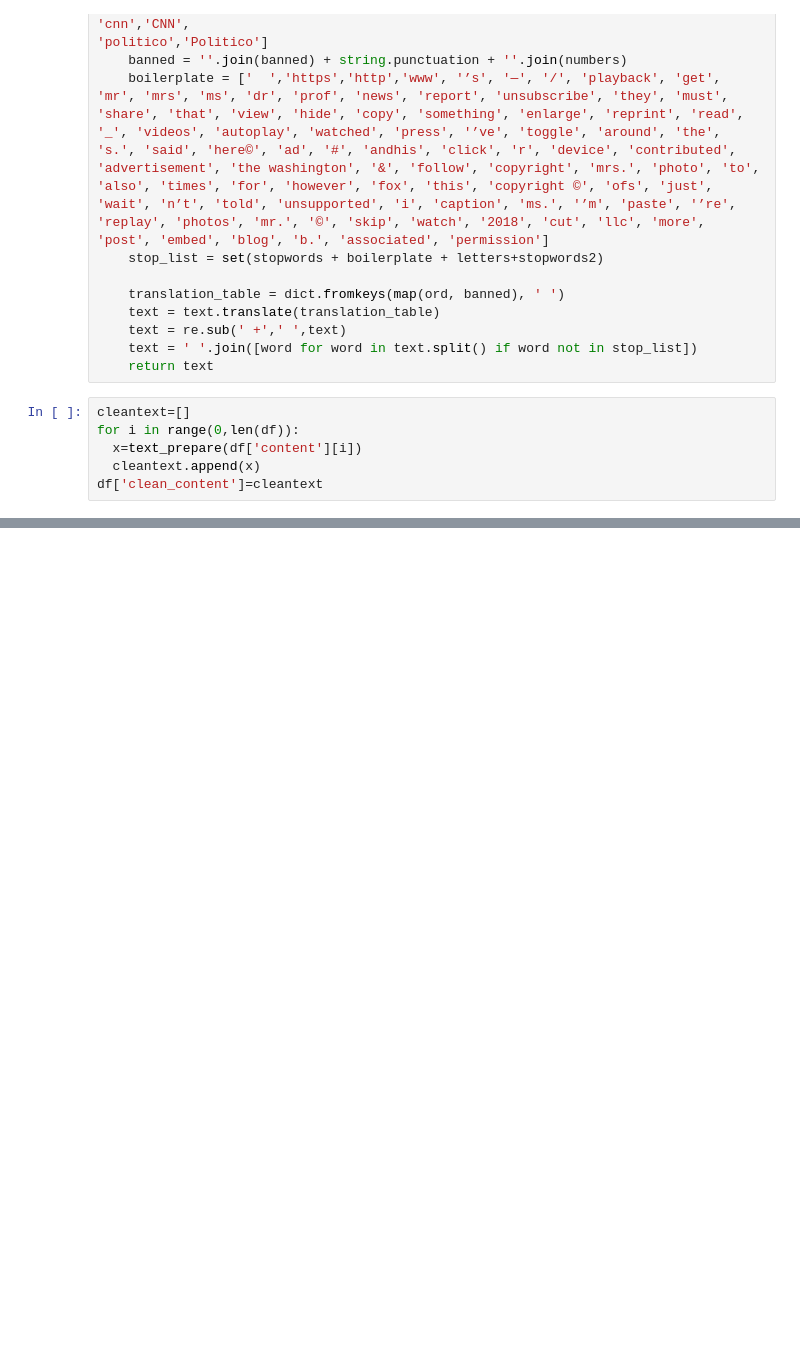
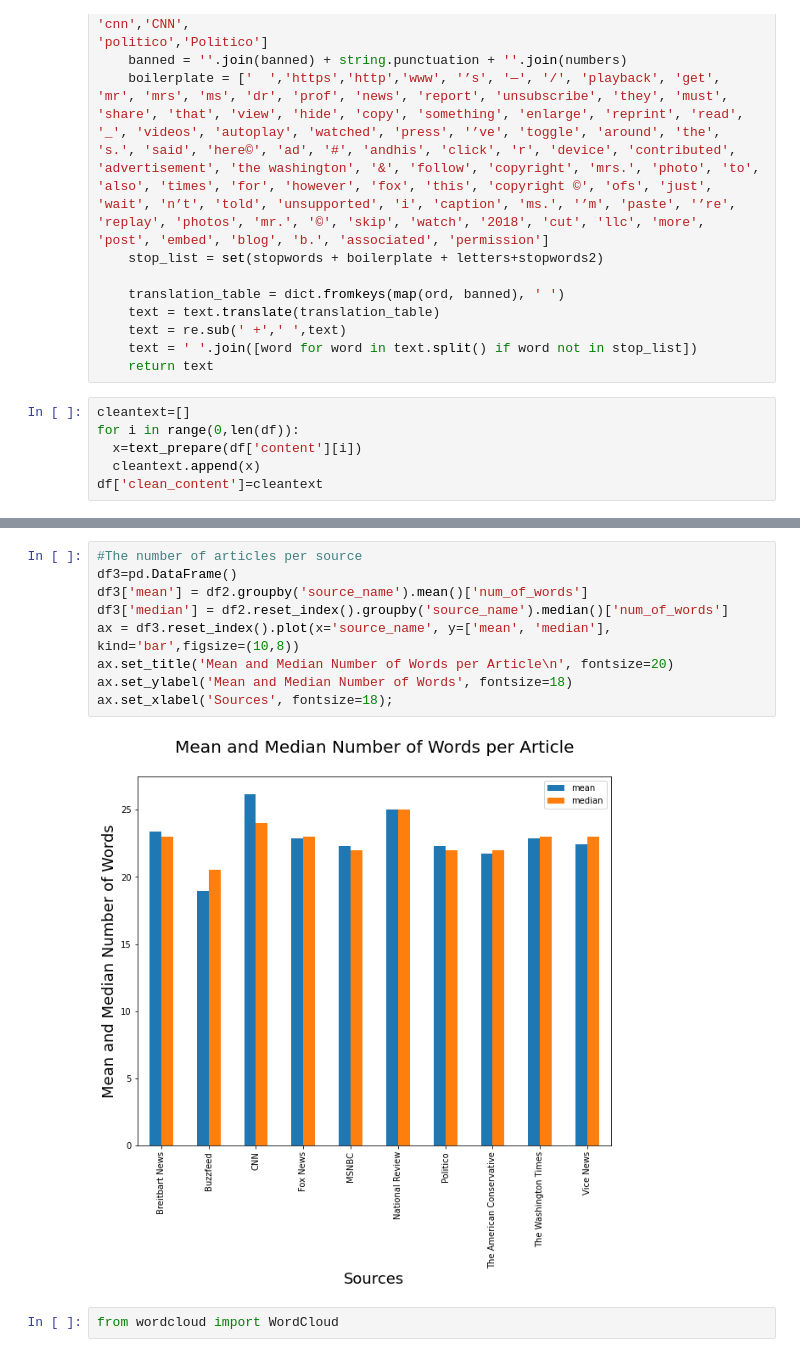
Before and after one commit to shardul28/political-stance-detection, a Jupyter notebook: workingonscrapeddata.ipynb, the cells around one changed output, grey strips where cells are left out. Cells and saved outputs as stored; diff of their text form; blank space fills up the shorter version.

```diff
--- a/workingonscrapeddata.ipynb
+++ b/workingonscrapeddata.ipynb
@@ -278,0 +315,13 @@ True
+# %%
+#The number of articles per source
+df3=pd.DataFrame()
+df3['mean'] = df2.groupby('source_name').mean()['num_of_words']
+df3['median'] = df2.reset_index().groupby('source_name').median()['num_of_words']
+ax = df3.reset_index().plot(x='source_name', y=['mean', 'median'], kind='bar',figsize=(10,8))
+ax.set_title('Mean and Median Number of Words per Article\n', fontsize=20)
+ax.set_ylabel('Mean and Median Number of Words', fontsize=18)
+ax.set_xlabel('Sources', fontsize=18);
+# %% [output]
+[figure, added]
+# %%
+from wordcloud import WordCloud
```
Also changed, not shown: parts of 2 cells of this notebook.
